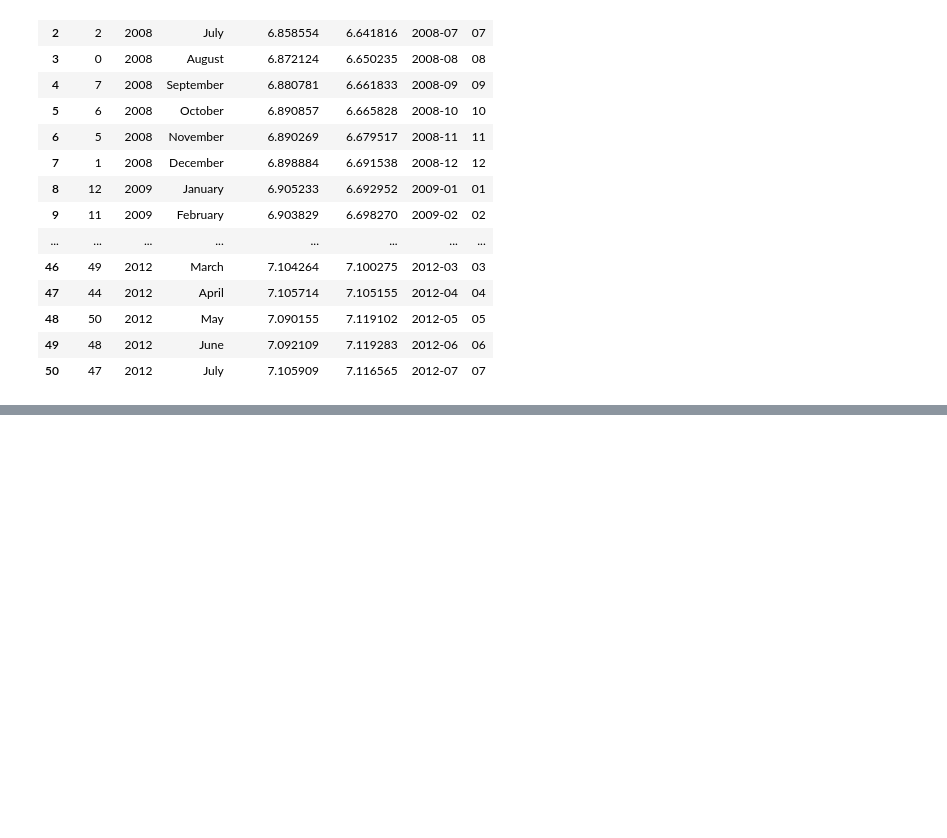
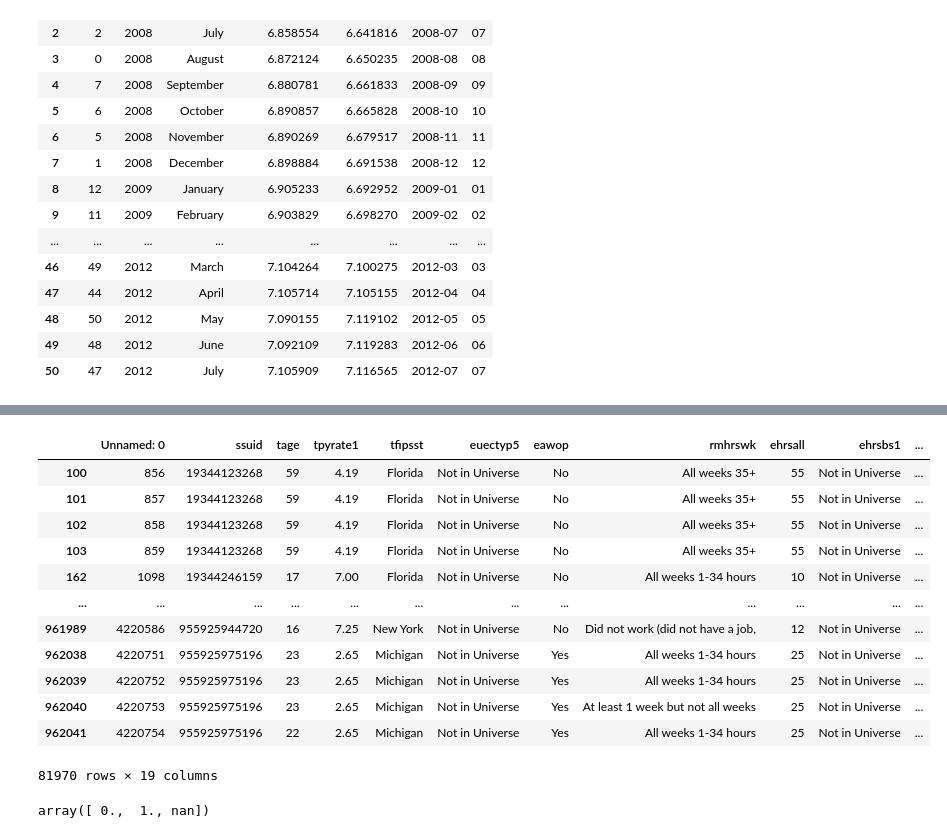
Before and after one commit to yijiawen1203/The-minimum-wage-and-the-Great-Recession, a Jupyter notebook: precessing the sipp data.ipynb, the cells around one changed output, grey strips where cells are left out. Cells and saved outputs as stored; diff of their text form; code cells hidden in the pictures; blank space fills up the shorter version.

```diff
--- a/precessing the sipp data.ipynb
+++ b/precessing the sipp data.ipynb
@@ -632,0 +763,20 @@ wage6
+# %%
+#wage<7.5
+
+filterwage75=age64[age64['tpyrate1']<7.5]
+# %%
+filterwage75
+# %% [output]
+|  | Unnamed: 0 | ssuid | tage | tpyrate1 | tfipsst | euectyp5 | eawop | rmhrswk | ehrsall | ehrsbs1 | ... |
+| 100 | 856 | 19344123268 | 59 | 4.19 | Florida | Not in Universe | No | All weeks 35+ | 55 | Not in Universe | ... |
+| 101 | 857 | 19344123268 | 59 | 4.19 | Florida | Not in Universe | No | All weeks 35+ | 55 | Not in Universe | ... |
+| 102 | 858 | 19344123268 | 59 | 4.19 | Florida | Not in Universe | No | All weeks 35+ | 55 | Not in Universe | ... |
+| 103 | 859 | 19344123268 | 59 | 4.19 | Florida | Not in Universe | No | All weeks 35+ | 55 | Not in Universe | ... |
+| 162 | 1098 | 19344246159 | 17 | 7.00 | Florida | Not in Universe | No | All weeks 1-34 hours | 10 | Not in Universe | ... |
+| ... | ... | ... | ... | ... | ... | ... | ... | ... | ... | ... | ... |
+| 961989 | 4220586 | 955925944720 | 16 | 7.25 | New York | Not in Universe | No | Did not work (did not have a job, | 12 | Not in Universe | ... |
+| 962038 | 4220751 | 955925975196 | 23 | 2.65 | Michigan | Not in Universe | Yes | All weeks 1-34 hours | 25 | Not in Universe | ... |
+| 962039 | 4220752 | 955925975196 | 23 | 2.65 | Michigan | Not in Universe | Yes | All weeks 1-34 hours | 25 | Not in Universe | ... |
+| 962040 | 4220753 | 955925975196 | 23 | 2.65 | Michigan | Not in Universe | Yes | At least 1 week but not all weeks | 25 | Not in Universe | ... |
+| 962041 | 4220754 | 955925975196 | 22 | 2.65 | Michigan | Not in Universe | Yes | All weeks 1-34 hours | 25 | Not in Universe | ... |
+81970 rows × 19 columns
@@ -632,0 +787,4 @@ wage6
+# %%
+filterwage75_1['bounded'].unique()
+# %% [output]
+array([ 0.,  1., nan])
```
Also changed, not shown: parts of 61 cells of this notebook.
